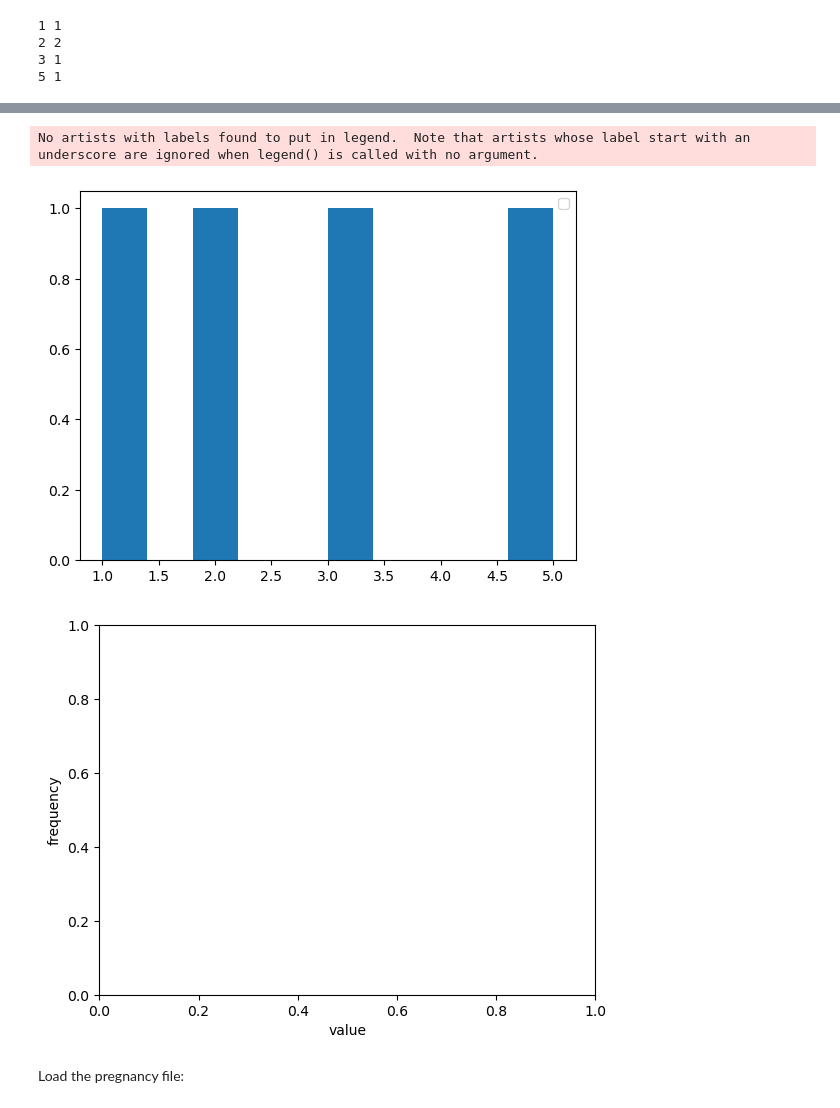
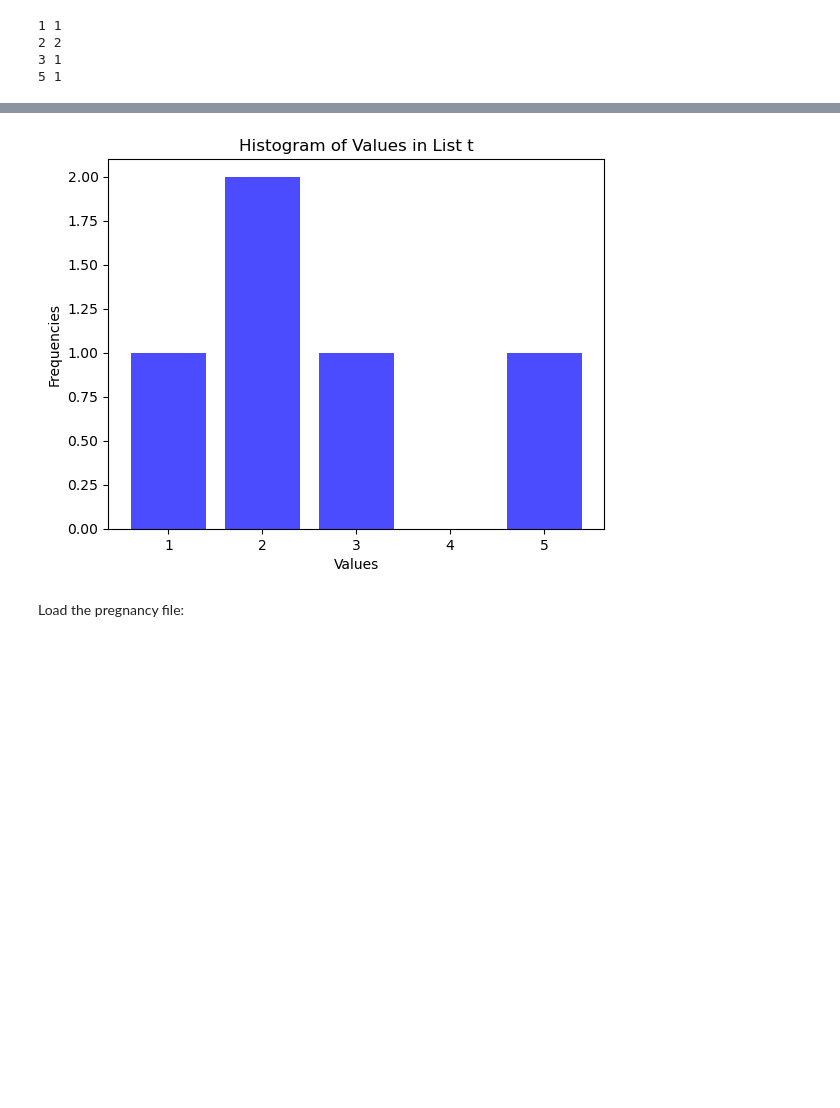
Before and after one commit to tropicalfishonastick/NSFG-Data-Analysis, a Jupyter notebook: resp_preg_2.ipynb, the cells around one changed output, grey strips where cells are left out. Drawn from its saved outputs; the diff is of its cells as text; code cells hidden in the pictures; blank space fills up the shorter version.

```diff
--- a/resp_preg_2.ipynb
+++ b/resp_preg_2.ipynb
@@ -102,11 +100,27 @@ For example `Hist` plots the values and their frequencies as a bar graph.
 `Config` takes parameters that label the x and y axes, among other things.
-# %%
-plot.Hist(hist)
-plot.Config(xlabel='value', ylabel='frequency')
-# %% [output]
-No artists with labels found to put in legend.  Note that artists whose label start with an underscore are ignored when legend() is called with no argument.
-[figure, removed]
-[figure, removed]
+# %%
+t = [1, 2, 2, 3, 5]
+hist = {}
+
+for x in t:
+    hist[x] = hist.get(x, 0) + 1
+
+# Extract values and frequencies from the dictionary
+values = list(hist.keys())
+frequencies = list(hist.values())
+
+# Plot histogram
+plt.bar(values, frequencies, color='blue', alpha=0.7)
+
+# Add labels and title
+plt.xlabel('Values')
+plt.ylabel('Frequencies')
+plt.title('Histogram of Values in List t')
+
+# Show the plot
+plt.show()
+# %% [output]
+[figure, added]
 # %% [markdown]
 Load the pregnancy file:
 # %%
```
